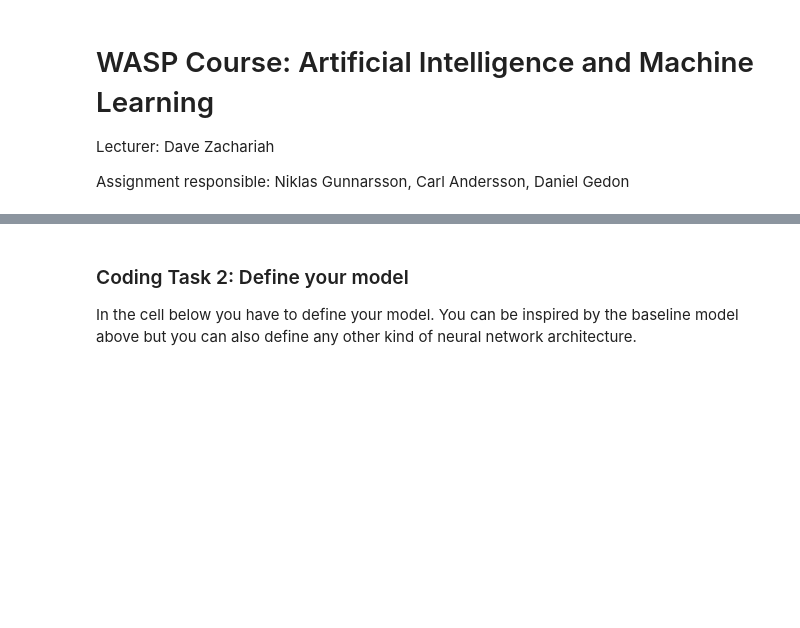
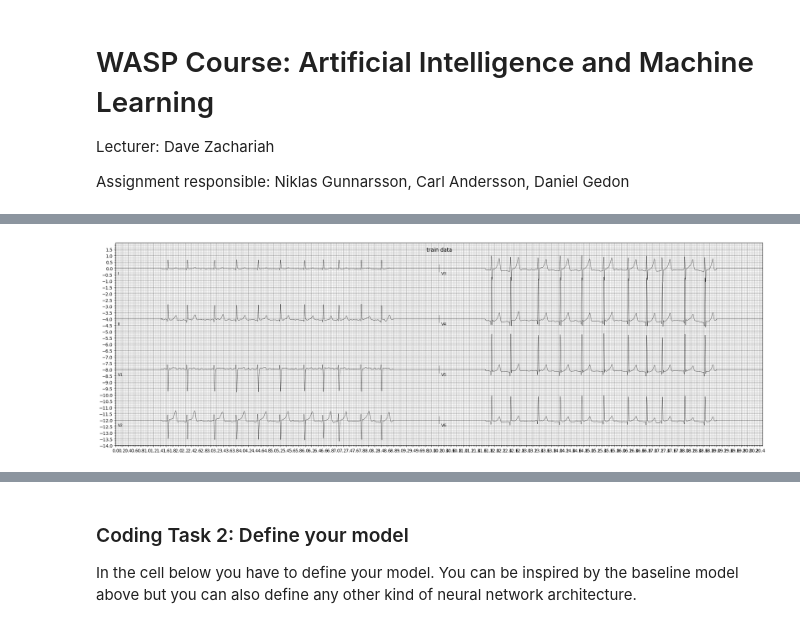
Before and after one commit to Arty-Facts/wasp_al_and_ml_2023, a Jupyter notebook: module3/assignment_ecg_classification.ipynb, the cells around one changed output, grey strips where cells are left out. Cells and saved outputs as stored; diff of their text form; code cells hidden in the pictures; blank space fills up the shorter version.

```diff
--- a/module3/assignment_ecg_classification.ipynb
+++ b/module3/assignment_ecg_classification.ipynb
@@ -210,0 +126,12 @@ The `ModelBaseline` that we provide below is a 2 layer model with one convolutio
+# %%
+import ecg_plot
+runfile("ecg-preprocessing/read_ecg.py")
+
+PATH_TO_WFDB = 'codesubset/train/TNMG100046'
+ecg_sample, sample_rate, _ = read_ecg(PATH_TO_WFDB)
+
+# ECG plot
+plt.figure()
+lead = ['I', 'II', 'V1', 'V2', 'V3', 'V4', 'V5', 'V6']
+ecg_plot.plot(ecg_sample, sample_rate=sample_rate, style='bw', row_height=8, lead_index=lead, columns=1, title='Sample ECG before pre-processing')
+plt.show()
@@ -210,0 +207,5 @@ The `ModelBaseline` that we provide below is a 2 layer model with one convolutio
+# %%
+ecg_plot.plot(data[0, :, :].transpose(1, 0), sample_rate=sample_rate, style='bw', lead_index=lead, row_height=8, title='train data')
+plt.show()
+# %% [output]
+[figure, added]
```
Also changed, not shown: parts of 73 cells of this notebook.
